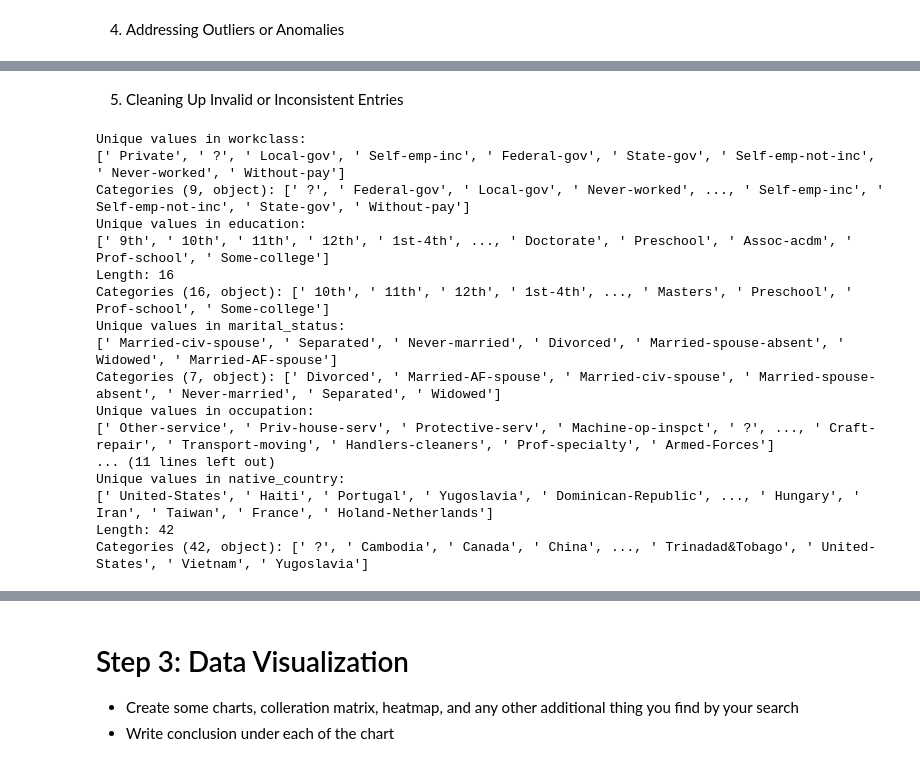
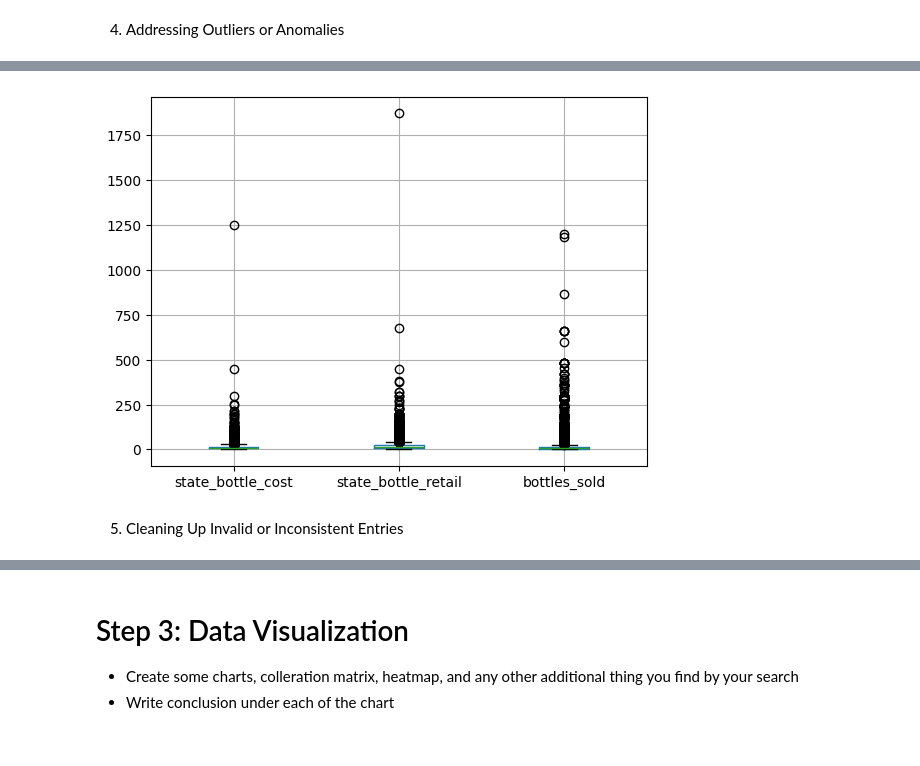
Before and after one commit to shahdhassan4601/Analysing-Census-Adult-Income-Dataset, a Jupyter notebook: CensusAdultIncome(ToolsProject).ipynb, the cells around one changed output, grey strips where cells are left out. Drawn from its saved outputs; the diff is of its cells as text; code cells hidden in the pictures.

```diff
--- a/CensusAdultIncome(ToolsProject).ipynb
+++ b/CensusAdultIncome(ToolsProject).ipynb
@@ -242,26 +423,8 @@ for col in numerical_cols:
+# %%
+import matplotlib.pyplot as plt
+df[['state_bottle_cost', 'state_bottle_retail', 'bottles_sold']].boxplot()
+plt.show()
+# %% [output]
+[figure, added]
 # %% [markdown]
 5. Cleaning Up Invalid or Inconsistent Entries
-# %%
-# Identify unique values in categorical columns
-categorical_cols = ['workclass', 'education', 'marital_status', 'occupation', 'relationship', 'race', 'sex', 'native_country']
-for col in categorical_cols:
-    print(f"Unique values in {col}:")
-    print(df[col].unique())
-# %% [output]
-Unique values in workclass:
-[' Private', ' ?', ' Local-gov', ' Self-emp-inc', ' Federal-gov', ' State-gov', ' Self-emp-not-inc', ' Never-worked', ' Without-pay']
-Categories (9, object): [' ?', ' Federal-gov', ' Local-gov', ' Never-worked', ..., ' Self-emp-inc', ' Self-emp-not-inc', ' State-gov', ' Without-pay']
-Unique values in education:
-[' 9th', ' 10th', ' 11th', ' 12th', ' 1st-4th', ..., ' Doctorate', ' Preschool', ' Assoc-acdm', ' Prof-school', ' Some-college']
-Length: 16
-Categories (16, object): [' 10th', ' 11th', ' 12th', ' 1st-4th', ..., ' Masters', ' Preschool', ' Prof-school', ' Some-college']
-Unique values in marital_status:
-[' Married-civ-spouse', ' Separated', ' Never-married', ' Divorced', ' Married-spouse-absent', ' Widowed', ' Married-AF-spouse']
-Categories (7, object): [' Divorced', ' Married-AF-spouse', ' Married-civ-spouse', ' Married-spouse-absent', ' Never-married', ' Separated', ' Widowed']
-Unique values in occupation:
-[' Other-service', ' Priv-house-serv', ' Protective-serv', ' Machine-op-inspct', ' ?', ..., ' Craft-repair', ' Transport-moving', ' Handlers-cleaners', ' Prof-specialty', ' Armed-Forces']
-... (11 lines left out)
-Unique values in native_country:
-[' United-States', ' Haiti', ' Portugal', ' Yugoslavia', ' Dominican-Republic', ..., ' Hungary', ' Iran', ' Taiwan', ' France', ' Holand-Netherlands']
-Length: 42
-Categories (42, object): [' ?', ' Cambodia', ' Canada', ' China', ..., ' Trinadad&Tobago', ' United-States', ' Vietnam', ' Yugoslavia']
```
Also changed, not shown: parts of 58 cells of this notebook.
